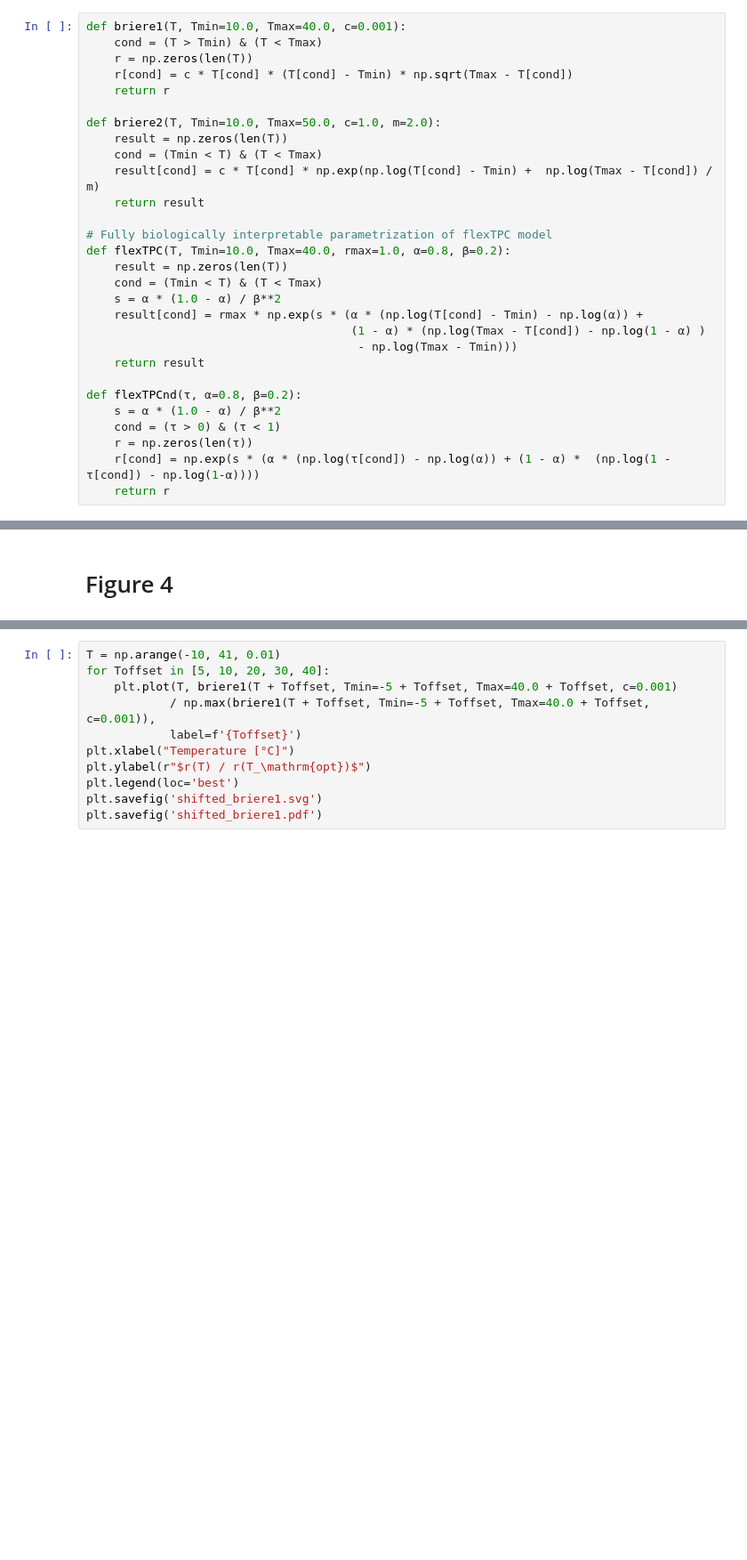
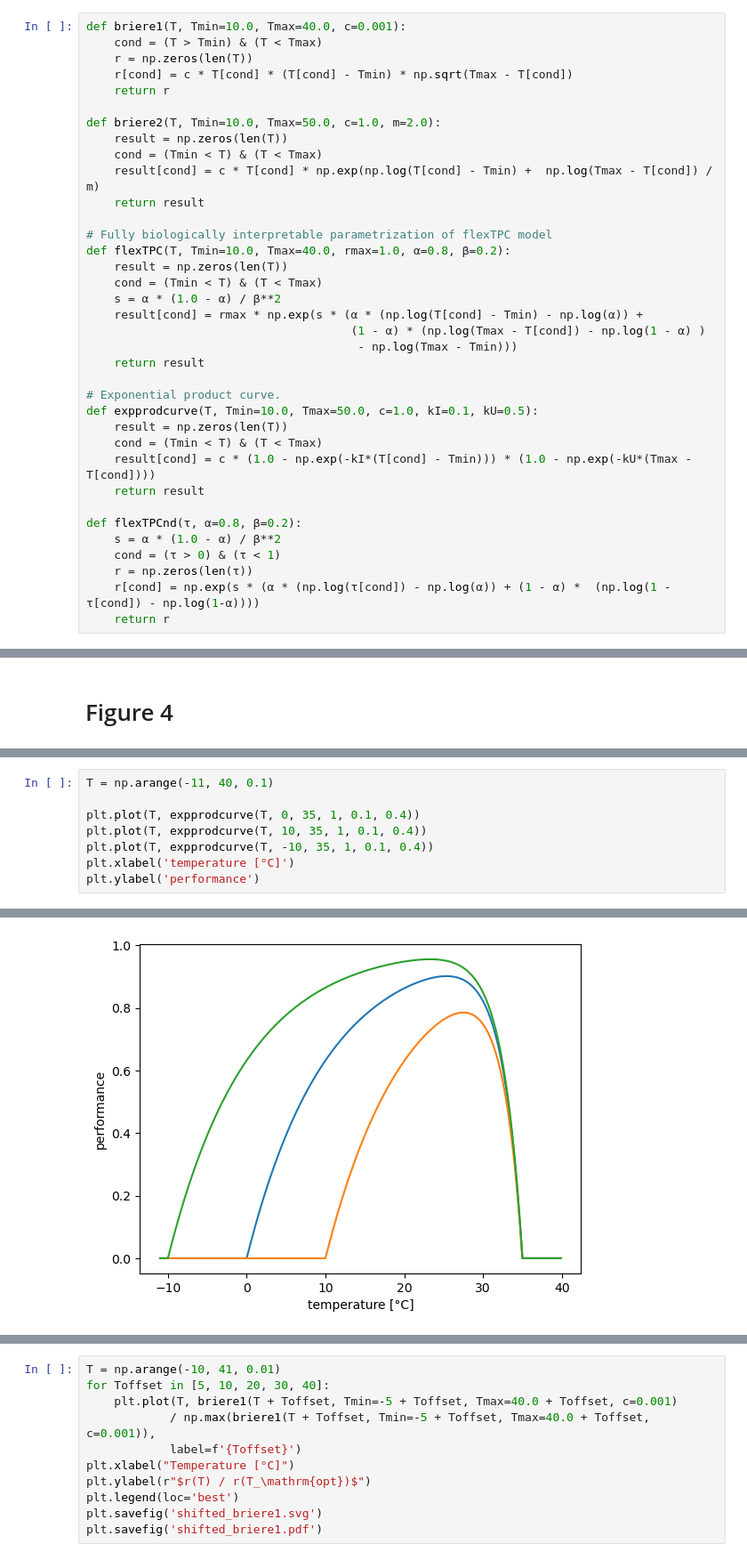
Before and after one commit to mcruzloya/flexTPC, a Jupyter notebook: model_comparison/Additional Figures.ipynb, the cells around one changed output, grey strips where cells are left out. Shown at 89% size. Cells and saved outputs as stored; diff of their text form; blank space fills up the shorter version.

```diff
--- a/model_comparison/Additional Figures.ipynb
+++ b/model_comparison/Additional Figures.ipynb
@@ -26,6 +26,13 @@ def flexTPC(T, Tmin=10.0, Tmax=40.0, rmax=1.0, α=0.8, β=0.2):
                                        - np.log(Tmax - Tmin)))
     return result
 
+# Exponential product curve.
+def expprodcurve(T, Tmin=10.0, Tmax=50.0, c=1.0, kI=0.1, kU=0.5):
+    result = np.zeros(len(T))
+    cond = (Tmin < T) & (T < Tmax)
+    result[cond] = c * (1.0 - np.exp(-kI*(T[cond] - Tmin))) * (1.0 - np.exp(-kU*(Tmax - T[cond])))
+    return result
+
 def flexTPCnd(τ, α=0.8, β=0.2):
     s = α * (1.0 - α) / β**2
     cond = (τ > 0) & (τ < 1)
@@ -386,0 +414,9 @@ plt.show()
+# %%
+T = np.arange(-11, 40, 0.1)
+
+plt.plot(T, expprodcurve(T, 0, 35, 1, 0.1, 0.4))
+plt.plot(T, expprodcurve(T, 10, 35, 1, 0.1, 0.4))
+plt.plot(T, expprodcurve(T, -10, 35, 1, 0.1, 0.4))
+plt.xlabel('temperature [°C]')
+plt.ylabel('performance')
+# %% [output]
@@ -386,0 +424 @@ plt.show()
+[figure, added]
```
Also changed, not shown: parts of 11 cells of this notebook, 11 other files.
